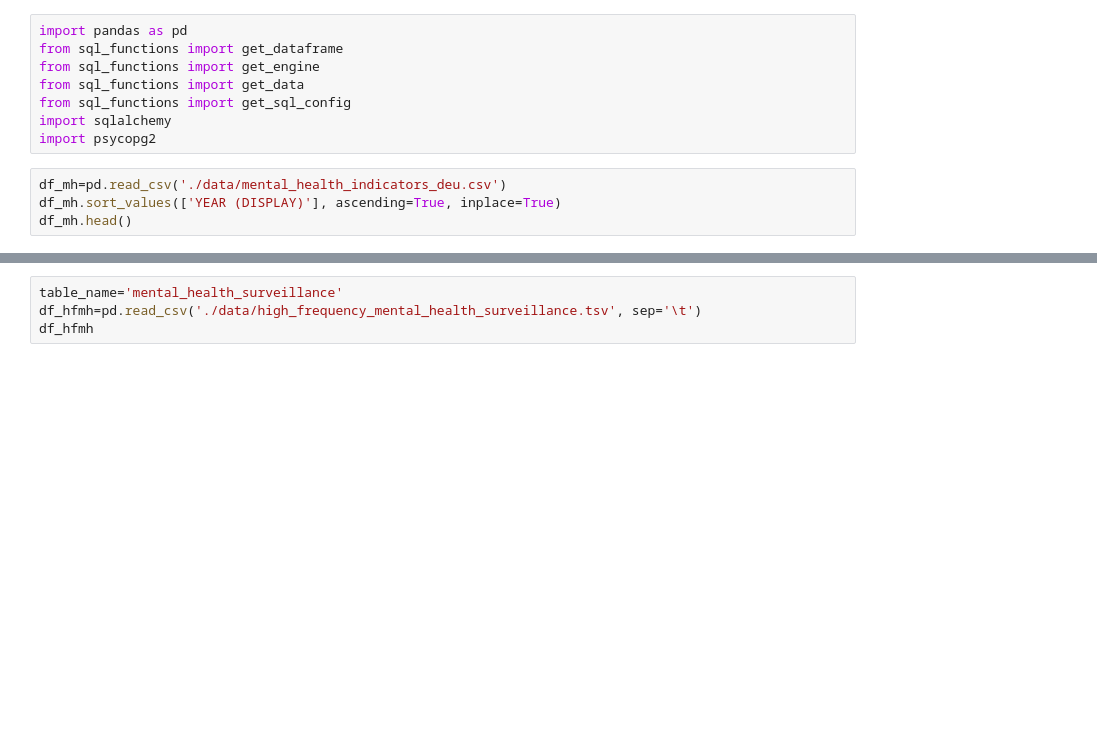
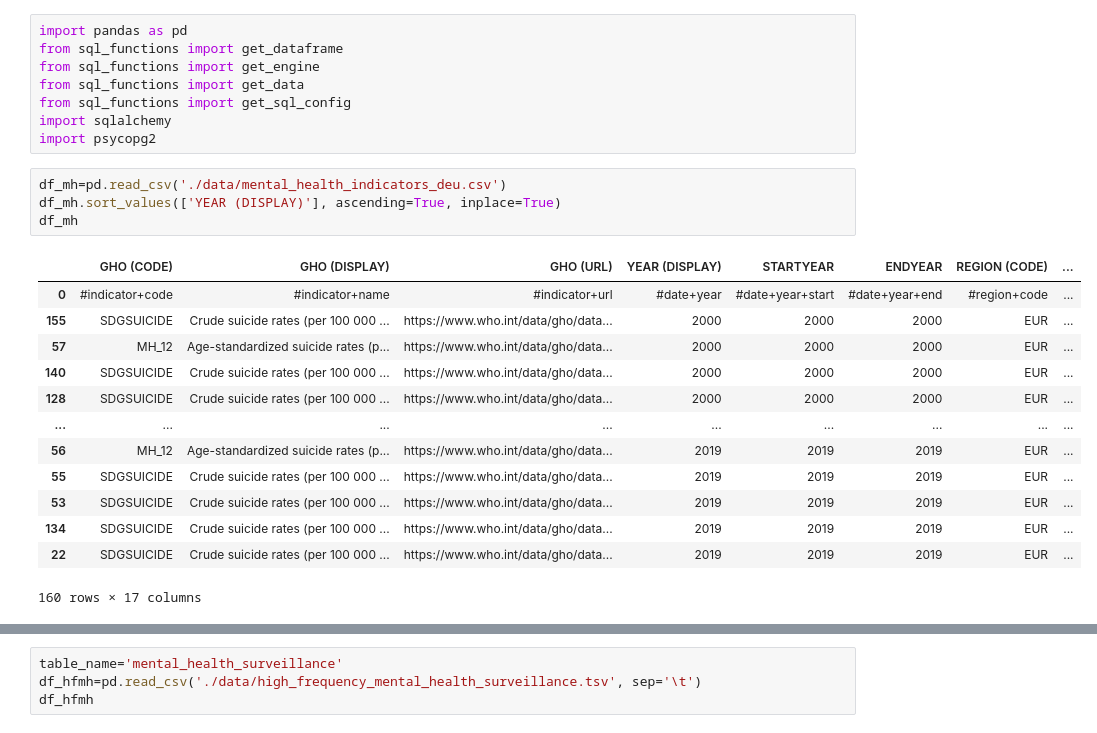
Before and after one commit to marie-nitze/capstone-mental_health, a Jupyter notebook: capstone matti.ipynb, the cells around one changed output, grey strips where cells are left out. Saved outputs shown, nothing was run; the diff lists cells and outputs as text; blank space fills up the shorter version.

Commit message:
-m 'more data'

```diff
--- a/capstone matti.ipynb
+++ b/capstone matti.ipynb
@@ -9,7 +9,21 @@ import psycopg2
 # %%
 df_mh=pd.read_csv('./data/mental_health_indicators_deu.csv')
 df_mh.sort_values(['YEAR (DISPLAY)'], ascending=True, inplace=True)
-df_mh.head()
+df_mh
+# %% [output]
+|  | GHO (CODE) | GHO (DISPLAY) | GHO (URL) | YEAR (DISPLAY) | STARTYEAR | ENDYEAR | REGION (CODE) | ... |
+| 0 | #indicator+code | #indicator+name | #indicator+url | #date+year | #date+year+start | #date+year+end | #region+code | ... |
+| 155 | SDGSUICIDE | Crude suicide rates (per 100 000 ... | https://www.who.int/data/gho/data... | 2000 | 2000 | 2000 | EUR | ... |
+| 57 | MH_12 | Age-standardized suicide rates (p... | https://www.who.int/data/gho/data... | 2000 | 2000 | 2000 | EUR | ... |
+| 140 | SDGSUICIDE | Crude suicide rates (per 100 000 ... | https://www.who.int/data/gho/data... | 2000 | 2000 | 2000 | EUR | ... |
+| 128 | SDGSUICIDE | Crude suicide rates (per 100 000 ... | https://www.who.int/data/gho/data... | 2000 | 2000 | 2000 | EUR | ... |
+| ... | ... | ... | ... | ... | ... | ... | ... | ... |
+| 56 | MH_12 | Age-standardized suicide rates (p... | https://www.who.int/data/gho/data... | 2019 | 2019 | 2019 | EUR | ... |
+| 55 | SDGSUICIDE | Crude suicide rates (per 100 000 ... | https://www.who.int/data/gho/data... | 2019 | 2019 | 2019 | EUR | ... |
+| 53 | SDGSUICIDE | Crude suicide rates (per 100 000 ... | https://www.who.int/data/gho/data... | 2019 | 2019 | 2019 | EUR | ... |
+| 134 | SDGSUICIDE | Crude suicide rates (per 100 000 ... | https://www.who.int/data/gho/data... | 2019 | 2019 | 2019 | EUR | ... |
+| 22 | SDGSUICIDE | Crude suicide rates (per 100 000 ... | https://www.who.int/data/gho/data... | 2019 | 2019 | 2019 | EUR | ... |
+160 rows × 17 columns
 # %%
 df_si=pd.read_csv('./data/health_systems_indicators_deu.csv')
 df_si.sort_values(['YEAR (DISPLAY)'], ascending=True, inplace=True)
```
Also changed, not shown: parts of 5 cells of this notebook, 1 other file.
